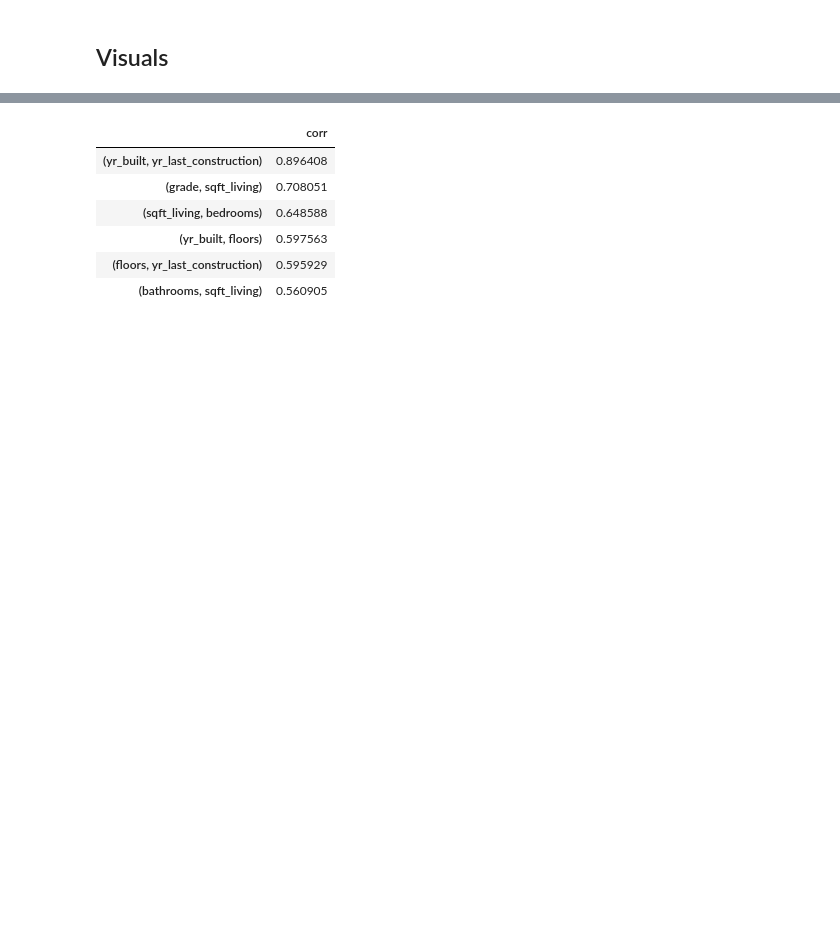
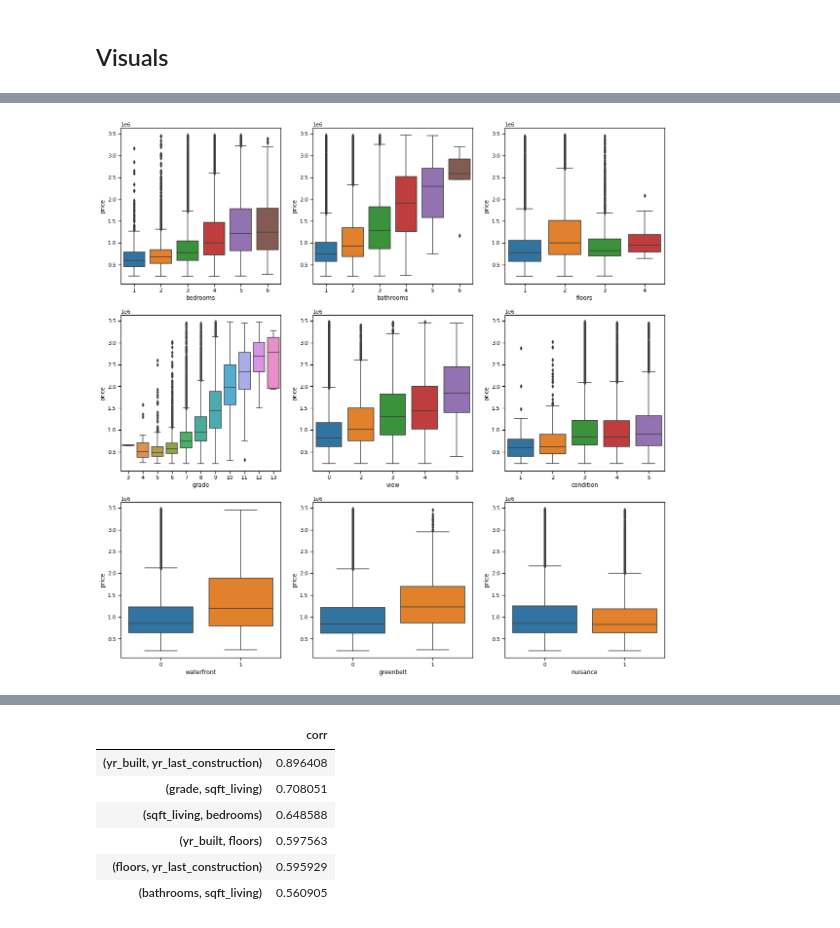
Before and after one commit to rlodetti/Housing_Project, a Jupyter notebook: EDA.ipynb, the cells around one changed output, grey strips where cells are left out. Saved outputs shown, nothing was run; the diff lists cells and outputs as text; code cells hidden in the pictures; blank space fills up the shorter version.

```diff
--- a/EDA.ipynb
+++ b/EDA.ipynb
@@ -28,0 +62,14 @@ sns.pairplot(data=df[pair], kind='reg', plot_kws={'line_kws':{'color':'red'}, 's
+# %%
+# Visualizing categorical data with box plots.
+def box_viz(df):
+    box = ['bedrooms', 'bathrooms', 'floors', 'grade', 'view', 'condition','waterfront', 'greenbelt', 'nuisance']
+    fig, ax = plt.subplots(3, 3, figsize=[20, 20])
+    for i, j in enumerate(box):
+        col = i % 3
+        row = i // 3
+        axis = ax[row][col]
+        sns.boxplot(data=df, y='price', x=j, ax=axis)
+    plt.show()
+box_viz(df)
+# %% [output]
+[figure, added]
```
Also changed, not shown: parts of 13 cells of this notebook, 7 other files.
